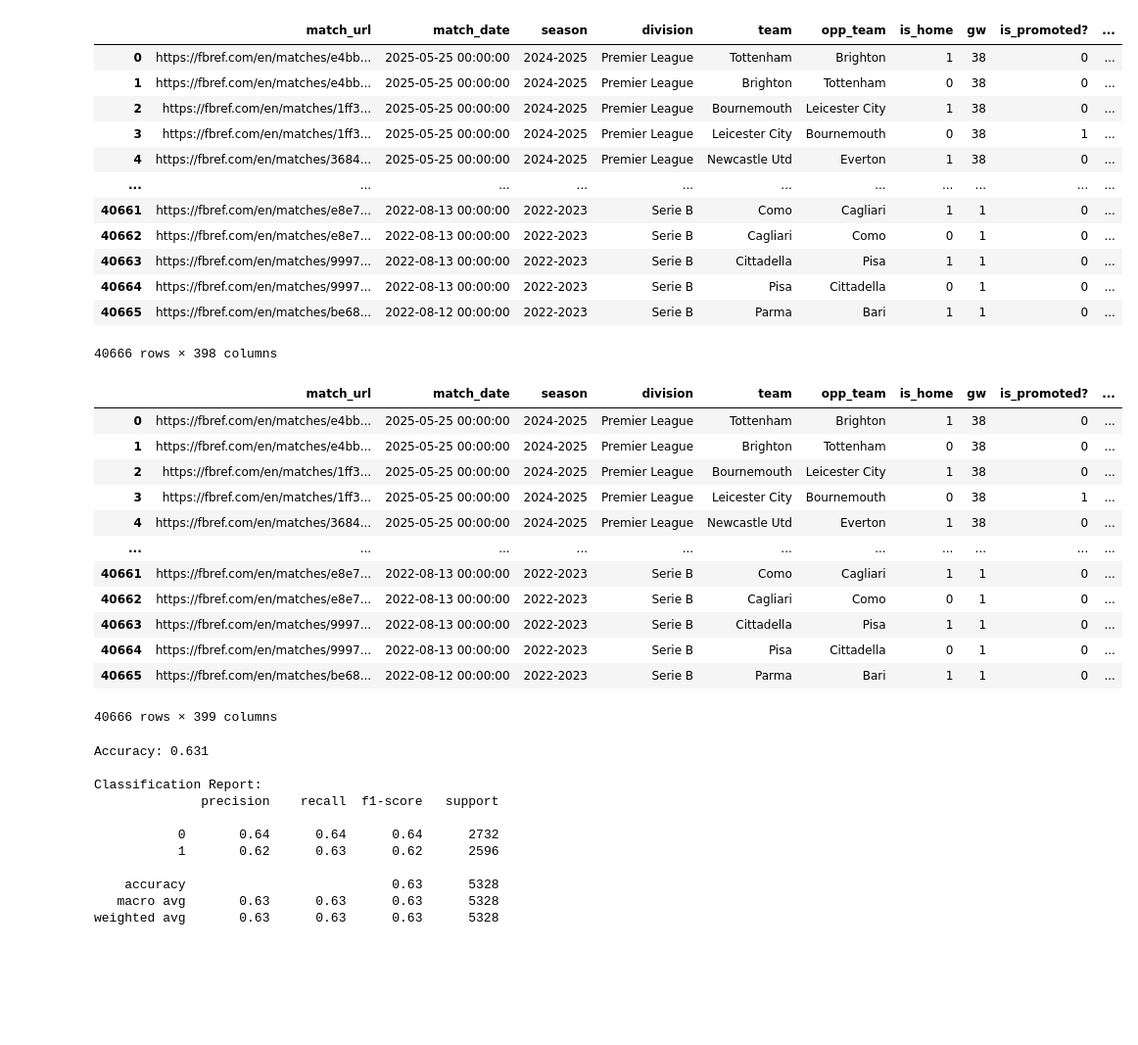
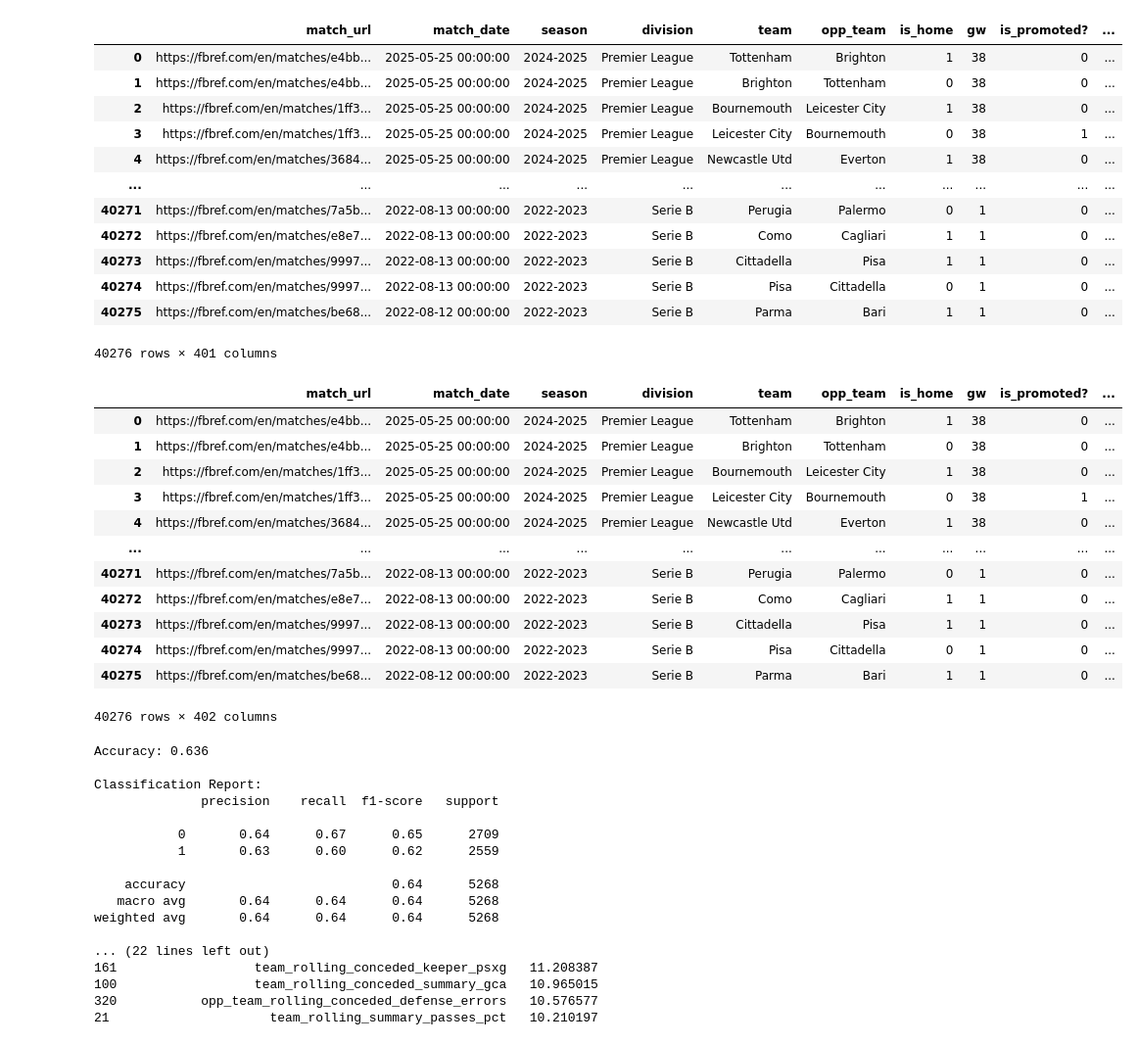
Before and after one commit to louis-porter/algobetting, a Jupyter notebook: algo/models/team_shots/classifier/under_11.5/xgb_classifier_team_shots_under_11.5.ipynb, the cells around one changed output. Shown at 98% size. Cells and saved outputs as stored; diff of their text form; code cells hidden in the pictures; blank space fills up the shorter version.

Commit message:
tuned model

```diff
--- a/algo/models/team_shots/classifier/under_11.5/xgb_classifier_team_shots_under_11.5.ipynb
+++ b/algo/models/team_shots/classifier/under_11.5/xgb_classifier_team_shots_under_11.5.ipynb
@@ -5,40 +5,40 @@ import numpy as np
 from sklearn.model_selection import train_test_split
 from sklearn.metrics import accuracy_score, mean_squared_error, r2_score, mean_poisson_deviance, mean_gamma_deviance
 from sklearn.metrics import mean_squared_error, mean_absolute_error, classification_report
 import xgboost as xgb
 
 conn = sqlite3.connect(r'C:\Users\Owner\dev\algobetting\infra\data\db\algobetting.db')
 
 df = pd.read_sql_query("""
                         SELECT DISTINCT
                             f.*,
                             ms.summary_shots as shots,
                             ms.opp_summary_shots as opp_shots
                         FROM
-                            team_all_features_365_005 f
+                            team_all_features_365_005_no_div_changes f
                         JOIN
                             fbref_match_summary_v2 ms
                                 ON ms.match_url = f.match_url
                                 AND ms.team = f.team
                         WHERE
                             f.team_rolling_summary_minutes IS NOT NULL
                        """, conn)
 
 df
 # %% [output]
 |  | match_url | match_date | season | division | team | opp_team | is_home | gw | is_promoted? | ... |
 | 0 | https://fbref.com/en/matches/e4bb... | 2025-05-25 00:00:00 | 2024-2025 | Premier League | Tottenham | Brighton | 1 | 38 | 0 | ... |
 | 1 | https://fbref.com/en/matches/e4bb... | 2025-05-25 00:00:00 | 2024-2025 | Premier League | Brighton | Tottenham | 0 | 38 | 0 | ... |
 | 2 | https://fbref.com/en/matches/1ff3... | 2025-05-25 00:00:00 | 2024-2025 | Premier League | Bournemouth | Leicester City | 1 | 38 | 0 | ... |
 | 3 | https://fbref.com/en/matches/1ff3... | 2025-05-25 00:00:00 | 2024-2025 | Premier League | Leicester City | Bournemouth | 0 | 38 | 1 | ... |
 | 4 | https://fbref.com/en/matches/3684... | 2025-05-25 00:00:00 | 2024-2025 | Premier League | Newcastle Utd | Everton | 1 | 38 | 0 | ... |
 | ... | ... | ... | ... | ... | ... | ... | ... | ... | ... | ... |
-| 40661 | https://fbref.com/en/matches/e8e7... | 2022-08-13 00:00:00 | 2022-2023 | Serie B | Como | Cagliari | 1 | 1 | 0 | ... |
-| 40662 | https://fbref.com/en/matches/e8e7... | 2022-08-13 00:00:00 | 2022-2023 | Serie B | Cagliari | Como | 0 | 1 | 0 | ... |
-| 40663 | https://fbref.com/en/matches/9997... | 2022-08-13 00:00:00 | 2022-2023 | Serie B | Cittadella | Pisa | 1 | 1 | 0 | ... |
-| 40664 | https://fbref.com/en/matches/9997... | 2022-08-13 00:00:00 | 2022-2023 | Serie B | Pisa | Cittadella | 0 | 1 | 0 | ... |
-| 40665 | https://fbref.com/en/matches/be68... | 2022-08-12 00:00:00 | 2022-2023 | Serie B | Parma | Bari | 1 | 1 | 0 | ... |
+| 40271 | https://fbref.com/en/matches/7a5b... | 2022-08-13 00:00:00 | 2022-2023 | Serie B | Perugia | Palermo | 0 | 1 | 0 | ... |
+| 40272 | https://fbref.com/en/matches/e8e7... | 2022-08-13 00:00:00 | 2022-2023 | Serie B | Como | Cagliari | 1 | 1 | 0 | ... |
+| 40273 | https://fbref.com/en/matches/9997... | 2022-08-13 00:00:00 | 2022-2023 | Serie B | Cittadella | Pisa | 1 | 1 | 0 | ... |
+| 40274 | https://fbref.com/en/matches/9997... | 2022-08-13 00:00:00 | 2022-2023 | Serie B | Pisa | Cittadella | 0 | 1 | 0 | ... |
+| 40275 | https://fbref.com/en/matches/be68... | 2022-08-12 00:00:00 | 2022-2023 | Serie B | Parma | Bari | 1 | 1 | 0 | ... |
-40666 rows × 398 columns
+40276 rows × 401 columns
 # %%
 df["under_11.5"] = np.where(df["shots"] < 11.5, 1, 0)
 
@@ -51,12 +51,12 @@ df
 | 3 | https://fbref.com/en/matches/1ff3... | 2025-05-25 00:00:00 | 2024-2025 | Premier League | Leicester City | Bournemouth | 0 | 38 | 1 | ... |
 | 4 | https://fbref.com/en/matches/3684... | 2025-05-25 00:00:00 | 2024-2025 | Premier League | Newcastle Utd | Everton | 1 | 38 | 0 | ... |
 | ... | ... | ... | ... | ... | ... | ... | ... | ... | ... | ... |
-| 40661 | https://fbref.com/en/matches/e8e7... | 2022-08-13 00:00:00 | 2022-2023 | Serie B | Como | Cagliari | 1 | 1 | 0 | ... |
-| 40662 | https://fbref.com/en/matches/e8e7... | 2022-08-13 00:00:00 | 2022-2023 | Serie B | Cagliari | Como | 0 | 1 | 0 | ... |
-| 40663 | https://fbref.com/en/matches/9997... | 2022-08-13 00:00:00 | 2022-2023 | Serie B | Cittadella | Pisa | 1 | 1 | 0 | ... |
-| 40664 | https://fbref.com/en/matches/9997... | 2022-08-13 00:00:00 | 2022-2023 | Serie B | Pisa | Cittadella | 0 | 1 | 0 | ... |
-| 40665 | https://fbref.com/en/matches/be68... | 2022-08-12 00:00:00 | 2022-2023 | Serie B | Parma | Bari | 1 | 1 | 0 | ... |
+| 40271 | https://fbref.com/en/matches/7a5b... | 2022-08-13 00:00:00 | 2022-2023 | Serie B | Perugia | Palermo | 0 | 1 | 0 | ... |
+| 40272 | https://fbref.com/en/matches/e8e7... | 2022-08-13 00:00:00 | 2022-2023 | Serie B | Como | Cagliari | 1 | 1 | 0 | ... |
+| 40273 | https://fbref.com/en/matches/9997... | 2022-08-13 00:00:00 | 2022-2023 | Serie B | Cittadella | Pisa | 1 | 1 | 0 | ... |
+| 40274 | https://fbref.com/en/matches/9997... | 2022-08-13 00:00:00 | 2022-2023 | Serie B | Pisa | Cittadella | 0 | 1 | 0 | ... |
+| 40275 | https://fbref.com/en/matches/be68... | 2022-08-12 00:00:00 | 2022-2023 | Serie B | Parma | Bari | 1 | 1 | 0 | ... |
-40666 rows × 399 columns
+40276 rows × 402 columns
 # %%
 X = df.drop(columns=["team", "opp_team", "match_url", "match_date", "shots", "opp_shots", "under_11.5"])
 # Use dummies for nominal categorical features
@@ -87,15 +87,32 @@ accuracy = accuracy_score(y_test, y_pred)
 print(f"Accuracy: {accuracy:.3f}")
 print("\nClassification Report:")
 print(classification_report(y_test, y_pred))
+
+# Get feature importance (returns a dictionary)
+feature_importance_dict = model.get_booster().get_score(importance_type='gain')
+
+# Convert dictionary to DataFrame
+importance_df = pd.DataFrame(
+    list(feature_importance_dict.items()),
+    columns=["feature", "importance"]
+).sort_values("importance", ascending=False)
+
+print(importance_df.head(25))
 # %% [output]
-Accuracy: 0.631
+Accuracy: 0.636
 
 Classification Report:
               precision    recall  f1-score   support
 
-           0       0.64      0.64      0.64      2732
-           1       0.62      0.63      0.62      2596
+           0       0.64      0.67      0.65      2709
+           1       0.63      0.60      0.62      2559
 
-    accuracy                           0.63      5328
-   macro avg       0.63      0.63      0.63      5328
-weighted avg       0.63      0.63      0.63      5328
+    accuracy                           0.64      5268
+   macro avg       0.64      0.64      0.64      5268
+weighted avg       0.64      0.64      0.64      5268
+
+... (22 lines left out)
+161                  team_rolling_conceded_keeper_psxg   11.208387
+100                  team_rolling_conceded_summary_gca   10.965015
+320           opp_team_rolling_conceded_defense_errors   10.576577
+21                     team_rolling_summary_passes_pct   10.210197
```
Also changed, not shown: parts of 5 cells of this notebook, 3 other files.
